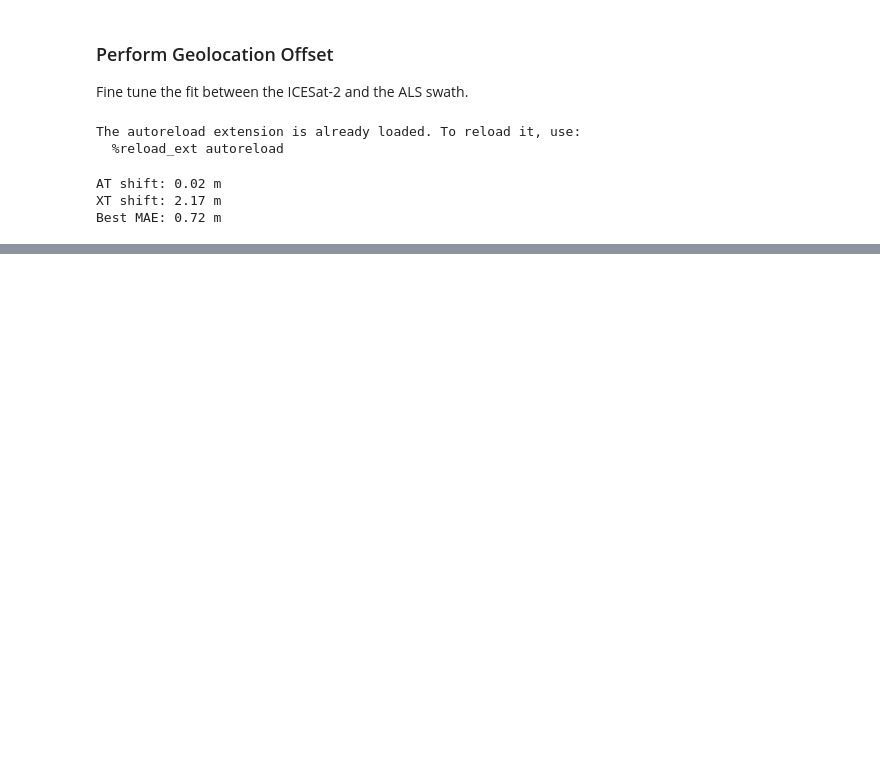
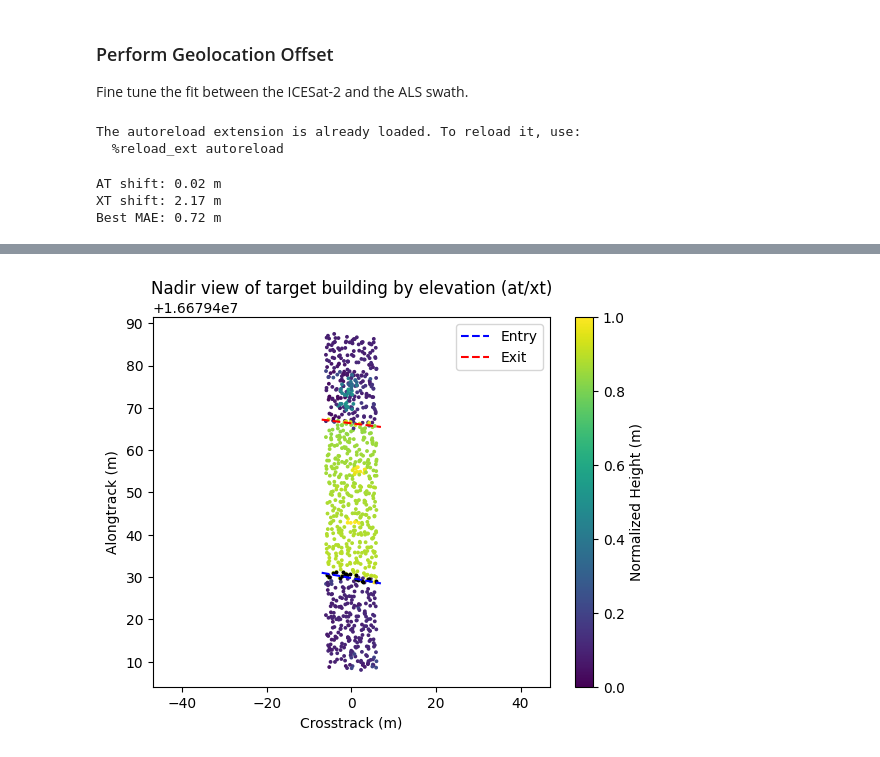
Before and after one commit to ejguenther/icesat2_topobathy, a Jupyter notebook: footprint_analysis.ipynb, the cells around one changed output, grey strips where cells are left out. Cells and saved outputs as stored; diff of their text form; code cells hidden in the pictures; blank space fills up the shorter version.

```diff
--- a/footprint_analysis.ipynb
+++ b/footprint_analysis.ipynb
@@ -136,0 +296,7 @@ Best MAE: 0.72 m
+# %%
+%load_ext autoreload
+%autoreload 2
+import pdb
+from utils.building_processing import extract_building_edges_2d
+edge = extract_building_edges_2d(target_als, min_clearance_m=7.0)
+edge
@@ -136,0 +318,21 @@ Best MAE: 0.72 m
+# %%
+from utils.building_processing import create_line
+x_entry,y_entry = create_line(edge['entry']['slope'], edge['entry']['intercept'], x_start=-7, x_stop = 7)
+x_exit,y_exit = create_line(edge['exit']['slope'], edge['exit']['intercept'], x_start=-7, x_stop = 7)
+# %%
+cmap = plt.get_cmap('viridis')
+colors = cmap(target_als.h_norm)
+plt.scatter(target_als.crosstrack, target_als.alongtrack,c=target_als.h_norm,s=3)
+plt.scatter(obstructions.crosstrack,obstructions.alongtrack, s=3, c='black')
+plt.plot(x_entry,y_entry,'b--',label='Entry')
+plt.plot(x_exit,y_exit,'r--',label='Exit')
+cbar = plt.colorbar()
+cbar.set_label('Normalized Height (m)')
+plt.title('Nadir view of target building by elevation (at/xt)')
+plt.xlabel('Crosstrack (m)')
+plt.ylabel('Alongtrack (m)')
+plt.legend()
+plt.axis('equal')
+plt.show()
+# %% [output]
+[figure, added]
```
Also changed, not shown: parts of 24 cells of this notebook, 5 other files.
